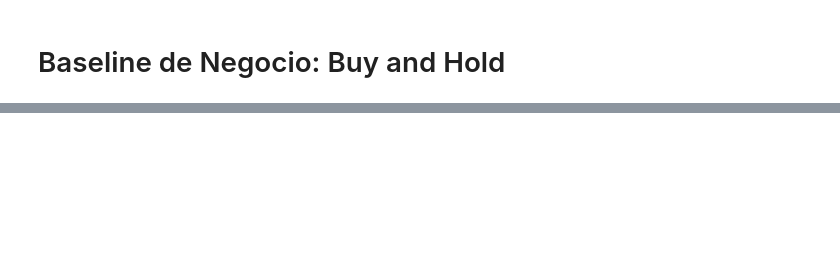
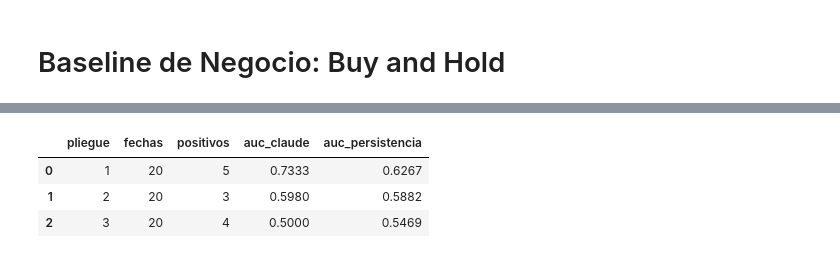
Before and after one commit to Jusevigo/pset3, a Jupyter notebook: notebooks/03_baseline_candidatos.ipynb, the cells around one changed output, grey strips where cells are left out. Drawn from its saved outputs; the diff is of its cells as text; code cells hidden in the pictures; blank space fills up the shorter version.

```diff
--- a/notebooks/03_baseline_candidatos.ipynb
+++ b/notebooks/03_baseline_candidatos.ipynb
@@ -1,10 +0,0 @@
-# %%
-import mlflow
-
-mlflow.set_tracking_uri("http://127.0.0.1:5000")
-experimento = mlflow.set_experiment(
-    "Sistema de alerta temprana de volatilidad para acciones"
-)
-
-print("URI activa:", mlflow.get_tracking_uri())
-print("Experimento:", experimento.name)
@@ -15,0 +5,4 @@ Experimento: Sistema de alerta temprana de volatilidad para acciones
+# %%
+REGISTRAR_CANDIDATOS = False
+RECALCULAR_TIMESFM = False
+REGISTRAR_TIMESFM = False
@@ -1025,0 +1000,49 @@ URI del modelo: models:/m-f566dfdd74504193b03d581ab63b6a79
+# %%
+import numpy as np
+
+puntajes_claude = {
+    1: [0.55, 0.60, 0.60, 0.50, 0.45, 0.40, 0.30, 0.35, 0.40, 0.30,
+        0.25, 0.30, 0.25, 0.30, 0.25, 0.20, 0.20, 0.20, 0.20, 0.25],
+    2: [0.25, 0.45, 0.40, 0.40, 0.35, 0.40, 0.60, 0.60, 0.45, 0.40,
+        0.55, 0.50, 0.35, 0.35, 0.25, 0.25, 0.30, 0.25, 0.15, 0.20],
+    3: [0.15, 0.15, 0.15, 0.20, 0.20, 0.25, 0.20, 0.25, 0.20, 0.40,
+        0.50, 0.55, 0.40, 0.20, 0.30, 0.50, 0.70, 0.80, 0.60, 0.40],
+}
+hash_claude = "e2fe712d5cfc35cd58969d960b4be048ff32442b93e2bc610e8d955f980f1b60"
+if hash_desarrollo != hash_claude:
+    print("La huella de desarrollo difiere. Consulta las métricas históricas en el memo o notebook original.")
+else:
+    filas_claude = []
+    prompts_claude = {}
+    for pliegue, (idx_train, idx_val) in enumerate(cv_temporal.split(X_desarrollo), 1):
+        if pliegue not in puntajes_claude:
+            break
+        puntajes = puntajes_claude[pliegue]
+        indices = idx_val[np.linspace(0, len(idx_val) - 1, len(puntajes), dtype=int)]
+        fechas = X_desarrollo.index[indices]
+        p80 = vol_desarrollo.iloc[idx_train].quantile(CUANTIL_TARGET)
+        y = vol_desarrollo.loc[fechas].gt(p80)
+        casos = [
+            {"id": f"P{pliegue}-{i:02d}", "retornos_pct":
+             features.loc[:fecha, "RET_LAG_0"].dropna().tail(60).round(6).tolist()}
+            for i, fecha in enumerate(fechas, 1)
+        ]
+        prompts_claude[pliegue] = (
+            f"Estima por caso la probabilidad de que la desviación estándar muestral de "
+            f"los próximos cinco retornos diarios supere {p80:.6f} %. Usa solo los 60 "
+            "retornos en porcentaje de cada caso. Devuelve solo un array JSON con "
+            "id y probabilidad_volatilidad_alta (número entre 0 y 1).\n"
+            + json.dumps(casos, allow_nan=False)
+        )
+        filas_claude.append({
+            "pliegue": pliegue, "fechas": len(y), "positivos": int(y.sum()),
+            "auc_claude": roc_auc_score(y, puntajes) if y.nunique() == 2 else None,
+            "auc_persistencia": roc_auc_score(y, features.loc[fechas, "VOL_HIST_5"])
+                if y.nunique() == 2 else None,
+        })
+    display(pd.DataFrame(filas_claude).round(4))
+# %% [output]
+|  | pliegue | fechas | positivos | auc_claude | auc_persistencia |
+| 0 | 1 | 20 | 5 | 0.7333 | 0.6267 |
+| 1 | 2 | 20 | 3 | 0.5980 | 0.5882 |
+| 2 | 3 | 20 | 4 | 0.5000 | 0.5469 |
```
Also changed, not shown: parts of 45 cells of this notebook, 11 other files.
